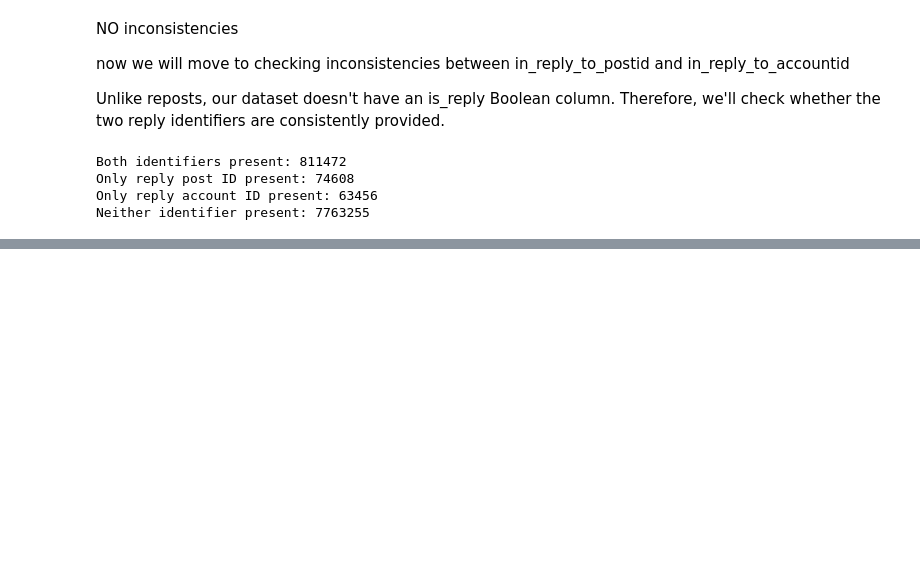
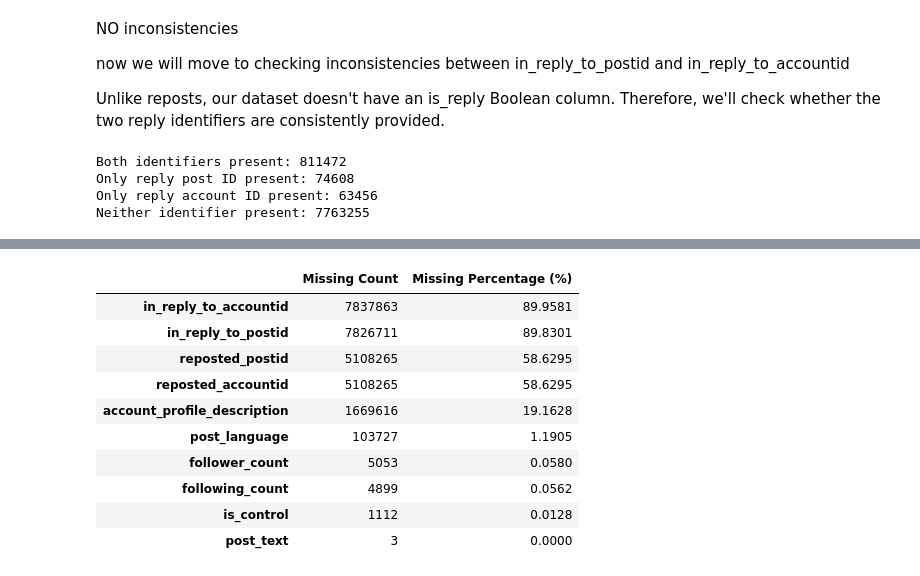
Before and after one commit to OsamaAawad/Data-Mining-Project-, a Jupyter notebook: notebooks/02-dataQualityAssessment.ipynb, the cells around one changed output, grey strips where cells are left out. Cells and saved outputs as stored; diff of their text form; code cells hidden in the pictures; blank space fills up the shorter version.

```diff
--- a/notebooks/02-dataQualityAssessment.ipynb
+++ b/notebooks/02-dataQualityAssessment.ipynb
@@ -1099,0 +1463,38 @@ Neither identifier present: 7763255
+# %%
+# Calculate missing values for each attribute
+missing_counts = pd.Series({
+    col: df_clean[col].isna().sum()
+    for col in df_clean.columns
+})
+
+# Calculate percentages
+missing_percentages = (
+    missing_counts / len(df_clean) * 100
+)
+
+# Create the summary table
+missing_summary = pd.DataFrame({
+    "Missing Count": missing_counts,
+    "Missing Percentage (%)": missing_percentages.round(4)
+})
+
+# Sort by number of missing values
+missing_summary = missing_summary.sort_values(
+    "Missing Count",
+    ascending=False
+)
+
+# Display attributes with missing values
+display(missing_summary[missing_summary["Missing Count"] > 0])
+# %% [output]
+|  | Missing Count | Missing Percentage (%) |
+| in_reply_to_accountid | 7837863 | 89.9581 |
+| in_reply_to_postid | 7826711 | 89.8301 |
+| reposted_postid | 5108265 | 58.6295 |
+| reposted_accountid | 5108265 | 58.6295 |
+| account_profile_description | 1669616 | 19.1628 |
+| post_language | 103727 | 1.1905 |
+| follower_count | 5053 | 0.0580 |
+| following_count | 4899 | 0.0562 |
+| is_control | 1112 | 0.0128 |
+| post_text | 3 | 0.0000 |
```
Also changed, not shown: parts of 24 cells of this notebook.
